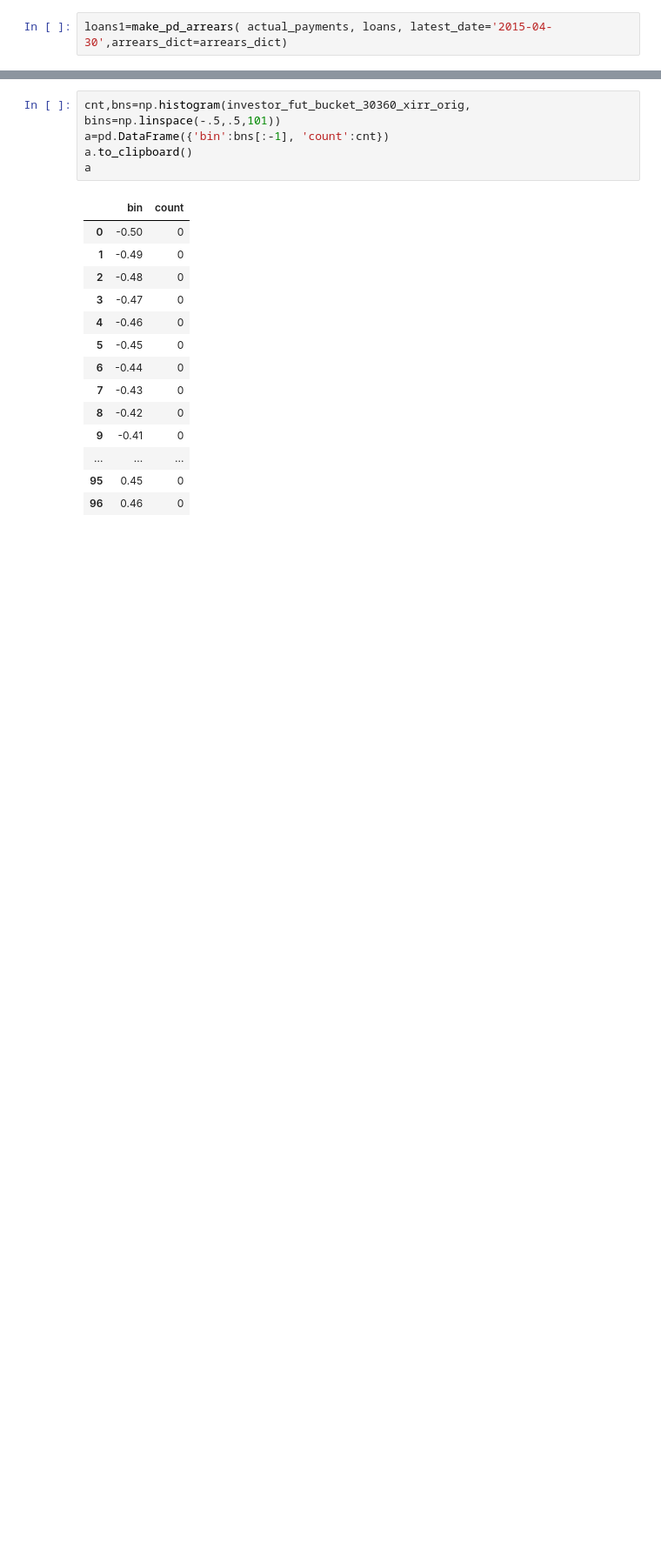
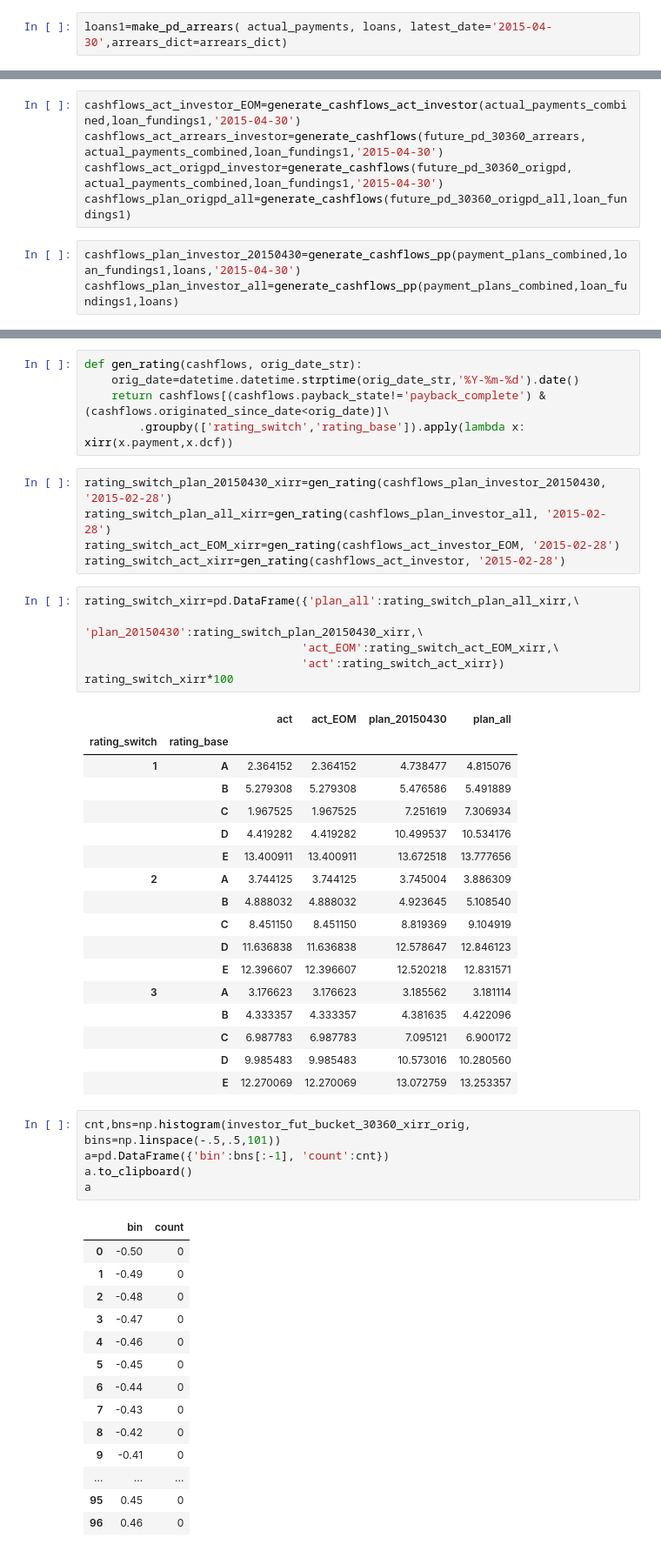
Before and after one commit to seanv507/IPython-Notebooks, a Jupyter notebook: returns01.ipynb, the cells around one changed output, grey strips where cells are left out. Shown at 87% size. Cells and saved outputs as stored; diff of their text form; blank space fills up the shorter version.

Commit message:
moving to use combined investor payment plans...

```diff
--- a/returns01.ipynb
+++ b/returns01.ipynb
@@ -963,0 +723,8 @@ investor_xirr.to_clipboard()
+# %%
+cashflows_act_investor_EOM=generate_cashflows_act_investor(actual_payments_combined,loan_fundings1,'2015-04-30')
+cashflows_act_arrears_investor=generate_cashflows(future_pd_30360_arrears, actual_payments_combined,loan_fundings1,'2015-04-30')
+cashflows_act_origpd_investor=generate_cashflows(future_pd_30360_origpd, actual_payments_combined,loan_fundings1,'2015-04-30')
+cashflows_plan_origpd_all=generate_cashflows(future_pd_30360_origpd_all,loan_fundings1)
+# %%
+cashflows_plan_investor_20150430=generate_cashflows_pp(payment_plans_combined,loan_fundings1,loans,'2015-04-30')
+cashflows_plan_investor_all=generate_cashflows_pp(payment_plans_combined,loan_fundings1,loans)
@@ -964,3 +759,37 @@ investor_xirr.to_clipboard()
+# %%
+def gen_rating(cashflows, orig_date_str):
+    orig_date=datetime.datetime.strptime(orig_date_str,'%Y-%m-%d').date()
+    return cashflows[(cashflows.payback_state!='payback_complete') & (cashflows.originated_since_date<orig_date)]\
+        .groupby(['rating_switch','rating_base']).apply(lambda x: xirr(x.payment,x.dcf))
+# %%
+rating_switch_plan_20150430_xirr=gen_rating(cashflows_plan_investor_20150430, '2015-02-28')
+rating_switch_plan_all_xirr=gen_rating(cashflows_plan_investor_all, '2015-02-28')
+rating_switch_act_EOM_xirr=gen_rating(cashflows_act_investor_EOM, '2015-02-28')
+rating_switch_act_xirr=gen_rating(cashflows_act_investor, '2015-02-28')
+# %%
+rating_switch_xirr=pd.DataFrame({'plan_all':rating_switch_plan_all_xirr,\
+                                'plan_20150430':rating_switch_plan_20150430_xirr,\
+                                'act_EOM':rating_switch_act_EOM_xirr,\
+                                'act':rating_switch_act_xirr})
+rating_switch_xirr*100
+# %% [output]
+|  |  | act | act_EOM | plan_20150430 | plan_all |
+| rating_switch | rating_base |  |  |  |  |
+| 1 | A | 2.364152 | 2.364152 | 4.738477 | 4.815076 |
+|  | B | 5.279308 | 5.279308 | 5.476586 | 5.491889 |
+|  | C | 1.967525 | 1.967525 | 7.251619 | 7.306934 |
+|  | D | 4.419282 | 4.419282 | 10.499537 | 10.534176 |
+|  | E | 13.400911 | 13.400911 | 13.672518 | 13.777656 |
+| 2 | A | 3.744125 | 3.744125 | 3.745004 | 3.886309 |
+|  | B | 4.888032 | 4.888032 | 4.923645 | 5.108540 |
+|  | C | 8.451150 | 8.451150 | 8.819369 | 9.104919 |
+|  | D | 11.636838 | 11.636838 | 12.578647 | 12.846123 |
+|  | E | 12.396607 | 12.396607 | 12.520218 | 12.831571 |
+| 3 | A | 3.176623 | 3.176623 | 3.185562 | 3.181114 |
+|  | B | 4.333357 | 4.333357 | 4.381635 | 4.422096 |
+|  | C | 6.987783 | 6.987783 | 7.095121 | 6.900172 |
+|  | D | 9.985483 | 9.985483 | 10.573016 | 10.280560 |
+|  | E | 12.270069 | 12.270069 | 13.072759 | 13.253357 |
 # %%
 cnt,bns=np.histogram(investor_fut_bucket_30360_xirr_orig, bins=np.linspace(-.5,.5,101))
 a=pd.DataFrame({'bin':bns[:-1], 'count':cnt})
```
Also changed, not shown: parts of 76 cells of this notebook.
